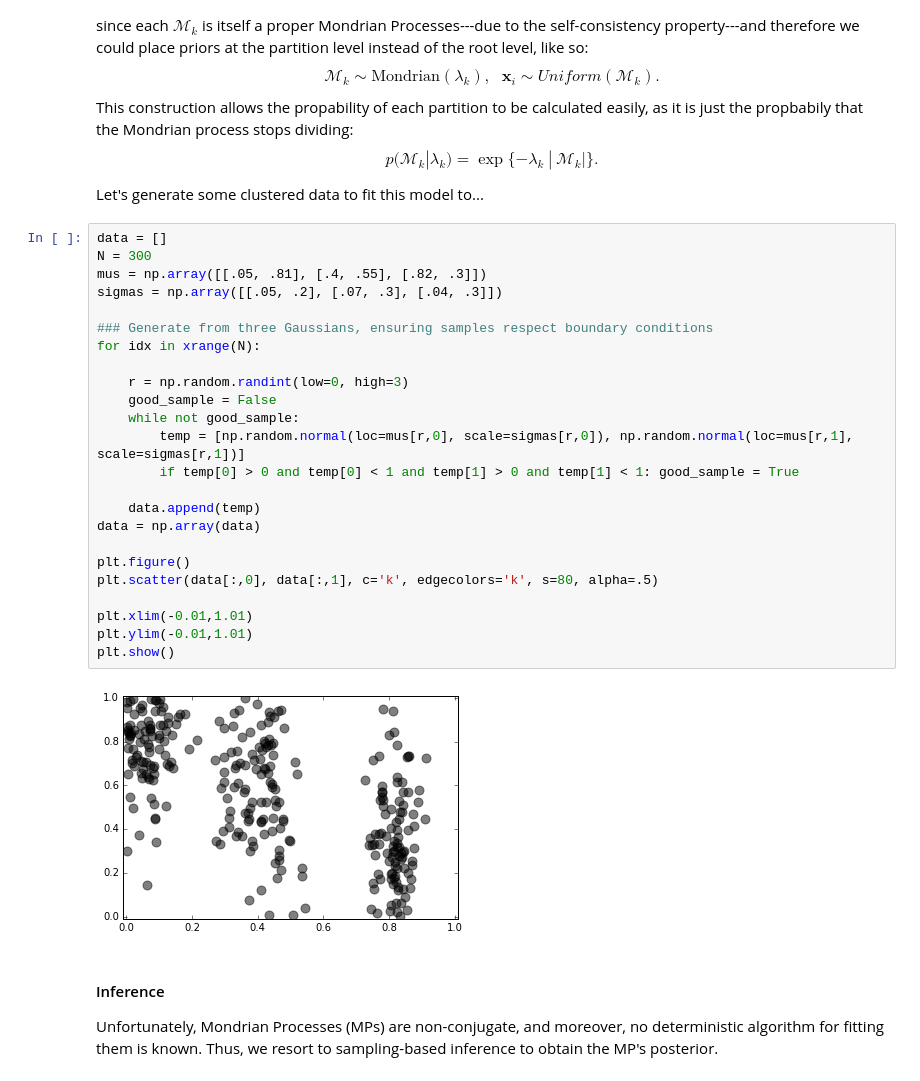
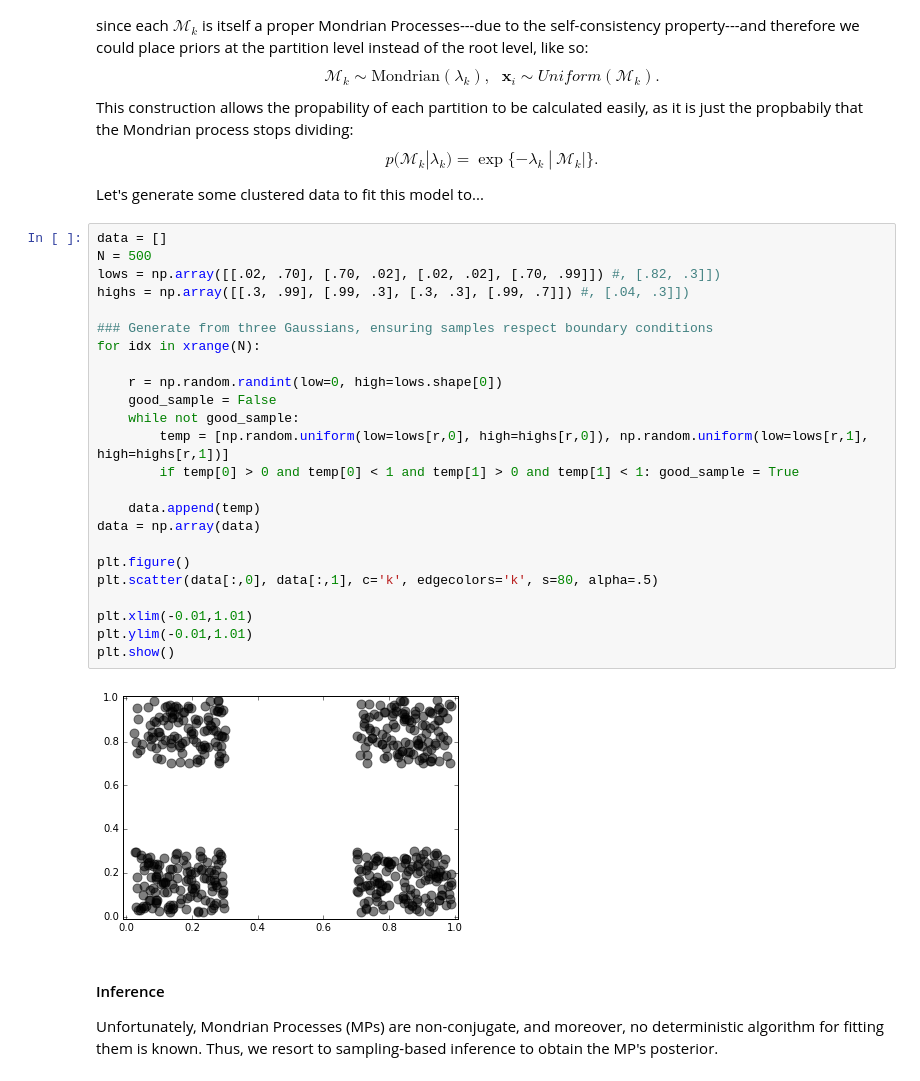
Before and after one commit to enalisnick/blog_sandbox, a Jupyter notebook: Mondrian_Processes.ipynb, the cells around one changed output. Drawn from its saved outputs; the diff is of its cells as text.

```diff
--- a/Mondrian_Processes.ipynb
+++ b/Mondrian_Processes.ipynb
@@ -76,30 +76,30 @@ $$ \mathcal{M}_{k} \sim \text{Mondrian}(\lambda_{k}) \text{, } \ \ \mathbf{x}_{i
 Let's generate some clustered data to fit this model to...
 # %%
 data = []
-N = 300
-mus = np.array([[.05, .81], [.4, .55], [.82, .3]])
-sigmas = np.array([[.05, .2], [.07, .3], [.04, .3]])
+N = 500
+lows = np.array([[.02, .70], [.70, .02], [.02, .02], [.70, .99]]) #, [.82, .3]])
+highs = np.array([[.3, .99], [.99, .3], [.3, .3], [.99, .7]]) #, [.04, .3]])
 
 ### Generate from three Gaussians, ensuring samples respect boundary conditions
 for idx in xrange(N):
 
-    r = np.random.randint(low=0, high=3)
+    r = np.random.randint(low=0, high=lows.shape[0])
     good_sample = False
     while not good_sample:
-        temp = [np.random.normal(loc=mus[r,0], scale=sigmas[r,0]), np.random.normal(loc=mus[r,1], scale=sigmas[r,1])]
+        temp = [np.random.uniform(low=lows[r,0], high=highs[r,0]), np.random.uniform(low=lows[r,1], high=highs[r,1])]
         if temp[0] > 0 and temp[0] < 1 and temp[1] > 0 and temp[1] < 1: good_sample = True
 
     data.append(temp)
 data = np.array(data)
 
 plt.figure()
 plt.scatter(data[:,0], data[:,1], c='k', edgecolors='k', s=80, alpha=.5)
 
 plt.xlim(-0.01,1.01)
 plt.ylim(-0.01,1.01)
 plt.show()
 # %% [output]
-[figure, old version]
+[figure, new version]
 # %% [markdown]
 #### Inference
 
```
Also changed, not shown: parts of 8 cells of this notebook.
